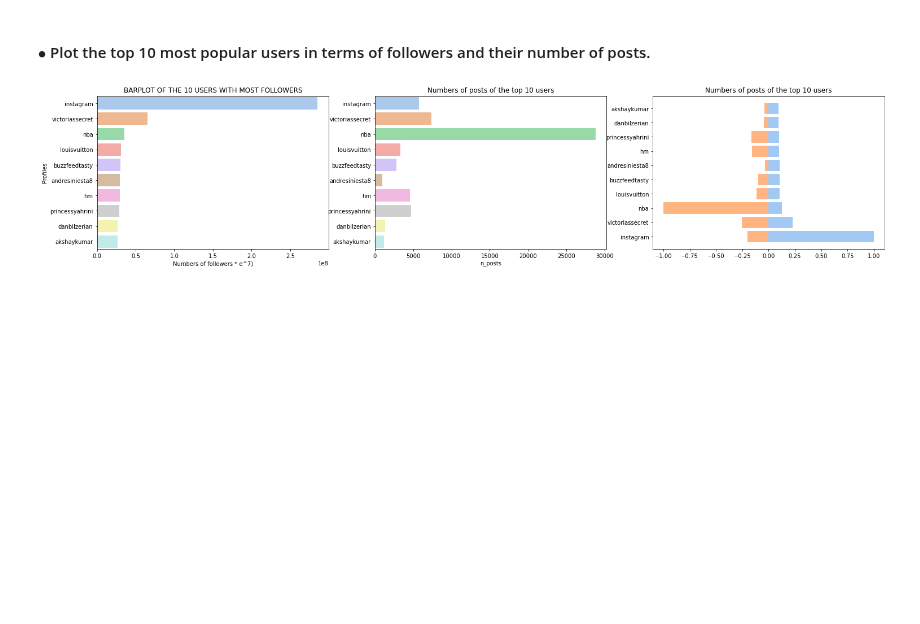
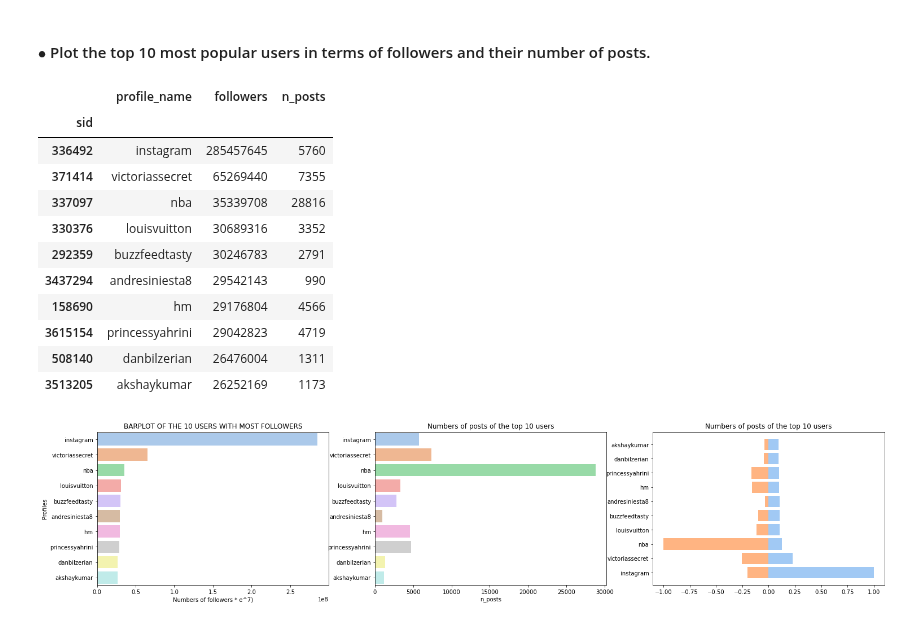
Before and after one commit to Prot10/ADM_HW_2, a Jupyter notebook: adm-andrea.ipynb, the cells around one changed output. Cells and saved outputs as stored; diff of their text form; code cells hidden in the pictures; blank space fills up the shorter version.

```diff
--- a/adm-andrea.ipynb
+++ b/adm-andrea.ipynb
@@ -656,6 +640,21 @@ plt.show()
 # %%
 subset5 = profiles.col(['profile_name', 'followers', 'n_posts']).dropna()
 top10profiles_followers = subset5.nlargest(10, 'followers')
+# %%
+top10profiles_followers
+# %% [output]
+|  | profile_name | followers | n_posts |
+| sid |  |  |  |
+| 336492 | instagram | 285457645 | 5760 |
+| 371414 | victoriassecret | 65269440 | 7355 |
+| 337097 | nba | 35339708 | 28816 |
+| 330376 | louisvuitton | 30689316 | 3352 |
+| 292359 | buzzfeedtasty | 30246783 | 2791 |
+| 3437294 | andresiniesta8 | 29542143 | 990 |
+| 158690 | hm | 29176804 | 4566 |
+| 3615154 | princessyahrini | 29042823 | 4719 |
+| 508140 | danbilzerian | 26476004 | 1311 |
+| 3513205 | akshaykumar | 26252169 | 1173 |
 # %%
 plt.figure(1, figsize=(25, 5))
 
```
Also changed, not shown: parts of 11 cells of this notebook, 1 other file.
